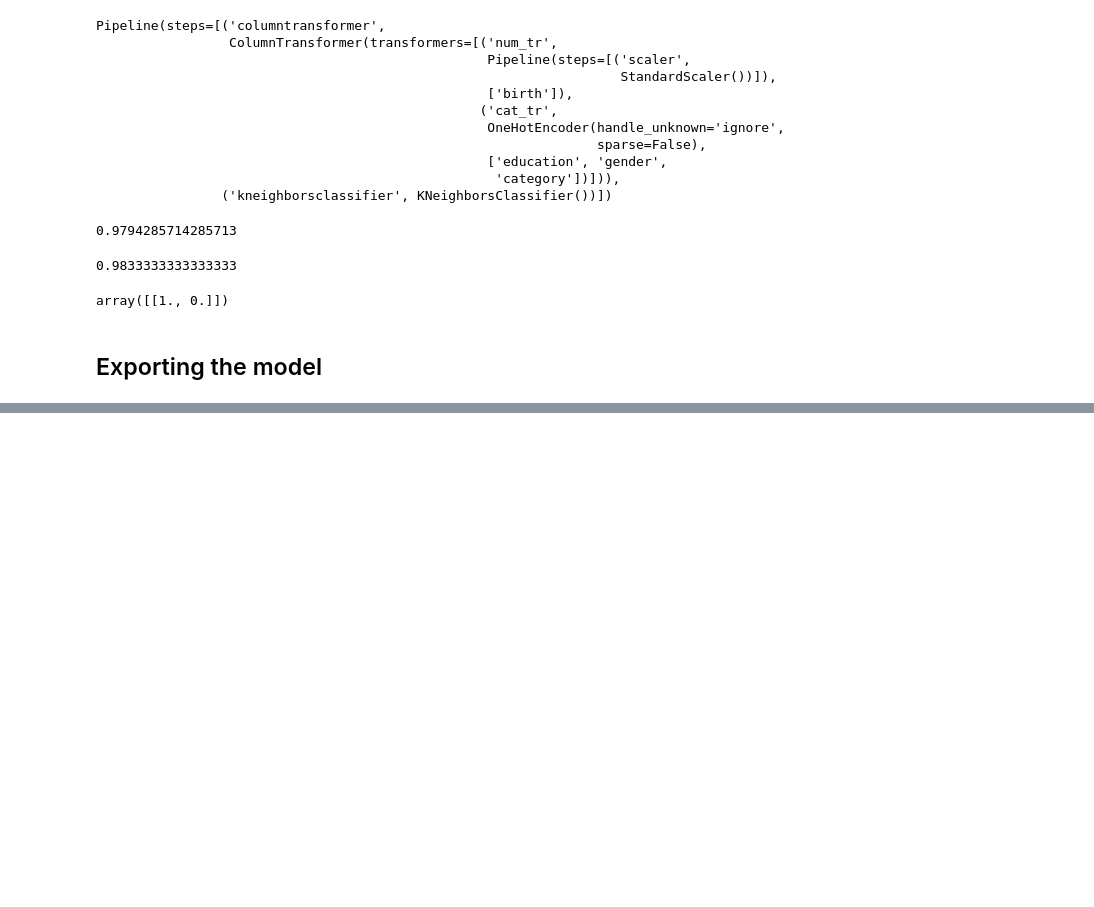
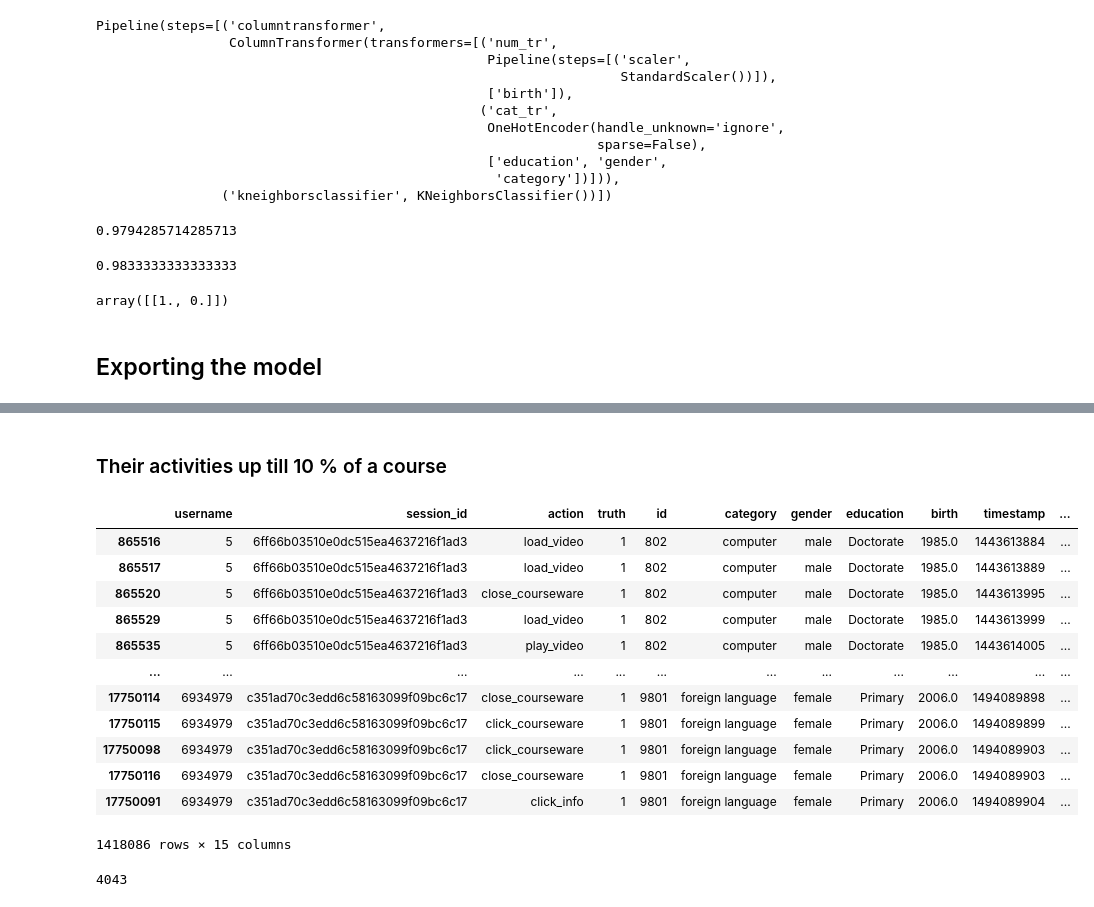
Before and after one commit to Zuza-b/ChangeDEEPly, a Jupyter notebook: notebooks/castrumarrabona_merged_dataframe.ipynb, the cells around one changed output, grey strips where cells are left out. Saved outputs shown, nothing was run; the diff lists cells and outputs as text; code cells hidden in the pictures; blank space fills up the shorter version.

```diff
--- a/notebooks/castrumarrabona_merged_dataframe.ipynb
+++ b/notebooks/castrumarrabona_merged_dataframe.ipynb
@@ -403,0 +458,2 @@ array([[1., 0.]])
+# %%
+df['user_course_id'] = df['username'].astype(str) + '_' + df['id'].astype(str)
@@ -403,0 +464,12 @@ array([[1., 0.]])
+# %%
+def calc_percentage_course(df, limit):
+    df['course_start'] = pd.to_datetime(df['start'])
+    df['course_start'] = df.course_start.values.astype(np.int64) // 10 ** 9
+    df['course_end'] = pd.to_datetime(df['end'])
+    df['course_end'] = df.course_end.values.astype(np.int64) // 10 ** 9
+    df = df.drop(['start'], axis = 1)
+    df = df.drop(['end'], axis = 1)
+    df['percent_course'] = (df['timestamp'] - df['course_start'])/(df['course_end'] - df['course_start'])
+    users_min_limit_per_comp = df[df['percent_course'] >= 0.3]['username'].unique()
+    df = df[df['username'].isin(users_min_limit_per_comp)][df['percent_course'] < limit]
+    return df
@@ -403,0 +561,23 @@ array([[1., 0.]])
+# %% [markdown]
+### Their activities up till 10 % of a course
+# %%
+df_10_perc = calc_percentage_course(df, 0.1)
+df_10_perc
+# %% [output]
+|  | username | session_id | action | truth | id | category | gender | education | birth | timestamp | ... |
+| 865516 | 5 | 6ff66b03510e0dc515ea4637216f1ad3 | load_video | 1 | 802 | computer | male | Doctorate | 1985.0 | 1443613884 | ... |
+| 865517 | 5 | 6ff66b03510e0dc515ea4637216f1ad3 | load_video | 1 | 802 | computer | male | Doctorate | 1985.0 | 1443613889 | ... |
+| 865520 | 5 | 6ff66b03510e0dc515ea4637216f1ad3 | close_courseware | 1 | 802 | computer | male | Doctorate | 1985.0 | 1443613995 | ... |
+| 865529 | 5 | 6ff66b03510e0dc515ea4637216f1ad3 | load_video | 1 | 802 | computer | male | Doctorate | 1985.0 | 1443613999 | ... |
+| 865535 | 5 | 6ff66b03510e0dc515ea4637216f1ad3 | play_video | 1 | 802 | computer | male | Doctorate | 1985.0 | 1443614005 | ... |
+| ... | ... | ... | ... | ... | ... | ... | ... | ... | ... | ... | ... |
+| 17750114 | 6934979 | c351ad70c3edd6c58163099f09bc6c17 | close_courseware | 1 | 9801 | foreign language | female | Primary | 2006.0 | 1494089898 | ... |
+| 17750115 | 6934979 | c351ad70c3edd6c58163099f09bc6c17 | click_courseware | 1 | 9801 | foreign language | female | Primary | 2006.0 | 1494089899 | ... |
+| 17750098 | 6934979 | c351ad70c3edd6c58163099f09bc6c17 | click_courseware | 1 | 9801 | foreign language | female | Primary | 2006.0 | 1494089903 | ... |
+| 17750116 | 6934979 | c351ad70c3edd6c58163099f09bc6c17 | close_courseware | 1 | 9801 | foreign language | female | Primary | 2006.0 | 1494089903 | ... |
+| 17750091 | 6934979 | c351ad70c3edd6c58163099f09bc6c17 | click_info | 1 | 9801 | foreign language | female | Primary | 2006.0 | 1494089904 | ... |
+1418086 rows × 15 columns
+# %%
+df_10_perc.username.nunique()
+# %% [output]
+4043
```
Also changed, not shown: parts of 23 cells of this notebook, 1 other file.
